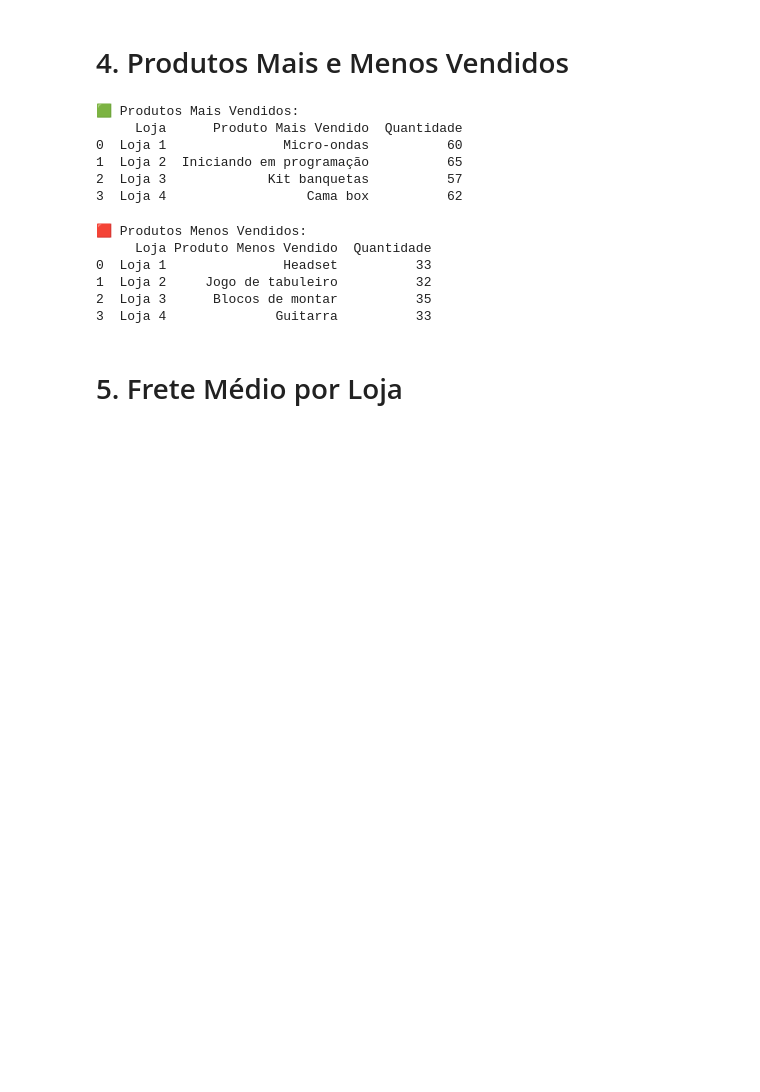
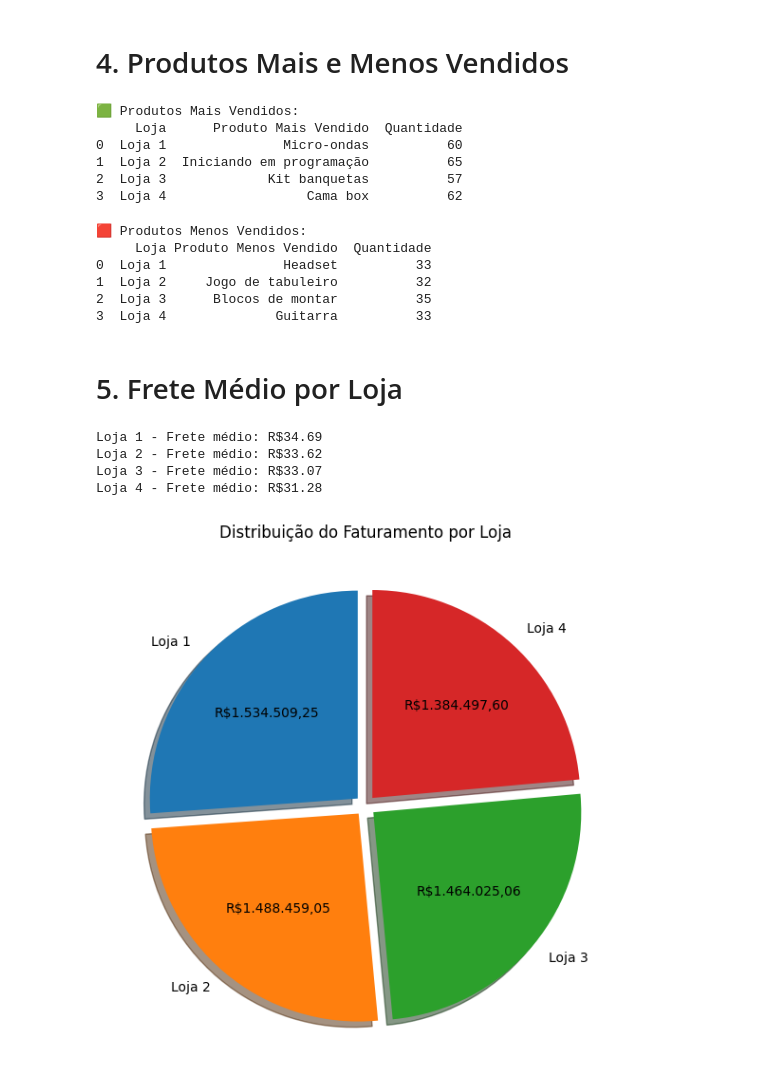
Before and after one commit to mouratsm/challenge1-data-science, a Jupyter notebook: AluraStoreBr_(1).ipynb, the cells around one changed output. Cells and saved outputs as stored; diff of their text form; code cells hidden in the pictures; blank space fills up the shorter version.

```diff
--- a/AluraStoreBr_(1).ipynb
+++ b/AluraStoreBr_(1).ipynb
@@ -155,0 +161,33 @@ print(tabela_menos_vendidos)
+# %%
+print(f"Loja 1 - Frete médio: R${frete_medio_loja1:.2f}")
+print(f"Loja 2 - Frete médio: R${frete_medio_loja2:.2f}")
+print(f"Loja 3 - Frete médio: R${frete_medio_loja3:.2f}")
+print(f"Loja 4 - Frete médio: R${frete_medio_loja4:.2f}")
+# %% [output]
+Loja 1 - Frete médio: R$34.69
+Loja 2 - Frete médio: R$33.62
+Loja 3 - Frete médio: R$33.07
+Loja 4 - Frete médio: R$31.28
+# %%
+import matplotlib.pyplot as plt
+
+
+lojas = ["Loja 1", "Loja 2", "Loja 3", "Loja 4"]
+faturamentos = [faturamento_loja1, faturamento_loja2, faturamento_loja3, faturamento_loja4]
+
+
+plt.figure(figsize=(8, 6))
+plt.pie(
+    faturamentos,
+    labels=lojas,
+    autopct=lambda p: f'R${(p/100)*sum(faturamentos):,.2f}'.replace(",", "X").replace(".", ",").replace("X", "."),
+    startangle=90,
+    shadow=True,
+    explode=[0.05]*4
+)
+
+plt.title("Distribuição do Faturamento por Loja")
+plt.tight_layout()
+plt.show()
+# %% [output]
+[figure, added]
```
Also changed, not shown: parts of 3 cells of this notebook.
